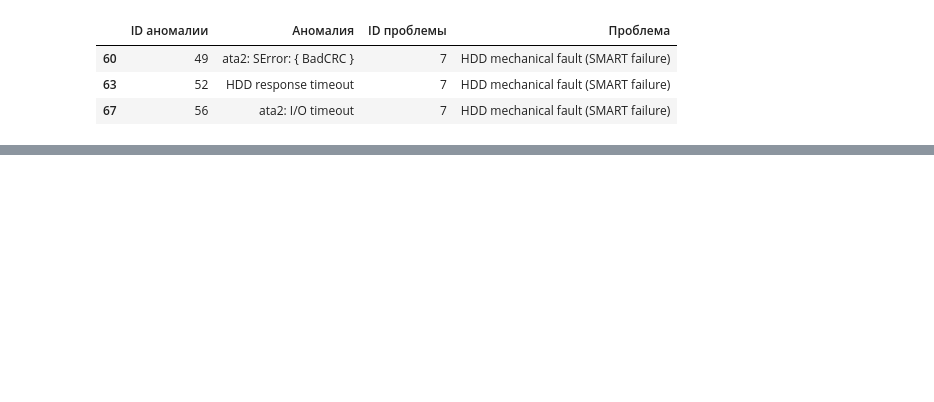
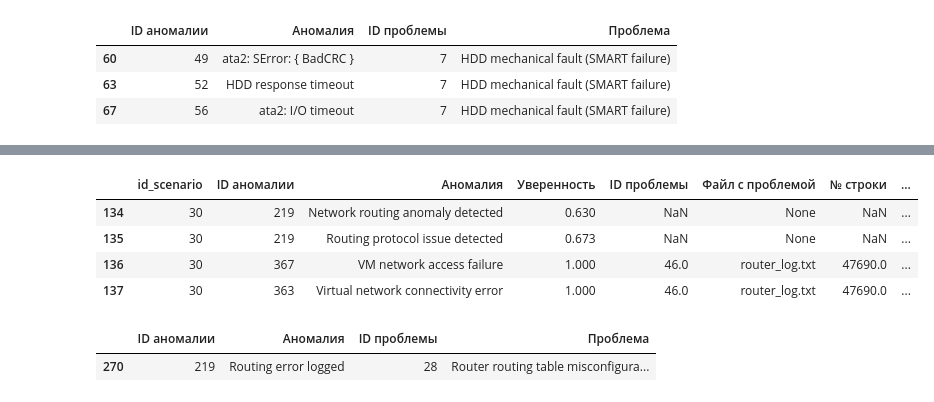
Before and after one commit to Rafaildavar/AtomicHack-Log-Monitor, a Jupyter notebook: log_analysis/data_analysis.ipynb, the cells around one changed output, grey strips where cells are left out. Drawn from its saved outputs; the diff is of its cells as text; code cells hidden in the pictures; blank space fills up the shorter version.

```diff
--- a/log_analysis/data_analysis.ipynb
+++ b/log_analysis/data_analysis.ipynb
@@ -205,0 +231,13 @@ True
+# %%
+df[df['id_scenario']==30].head()
+# %% [output]
+|  | id_scenario | ID аномалии | Аномалия | Уверенность | ID проблемы | Файл с проблемой | № строки | ... |
+| 134 | 30 | 219 | Network routing anomaly detected | 0.630 | NaN | None | NaN | ... |
+| 135 | 30 | 219 | Routing protocol issue detected | 0.673 | NaN | None | NaN | ... |
+| 136 | 30 | 367 | VM network access failure | 1.000 | 46.0 | router_log.txt | 47690.0 | ... |
+| 137 | 30 | 363 | Virtual network connectivity error | 1.000 | 46.0 | router_log.txt | 47690.0 | ... |
+# %%
+anomalies_problems[anomalies_problems['ID аномалии'] == 219]
+# %% [output]
+|  | ID аномалии | Аномалия | ID проблемы | Проблема |
+| 270 | 219 | Routing error logged | 28 | Router routing table misconfigura... |
```
Also changed, not shown: parts of 9 cells of this notebook.
